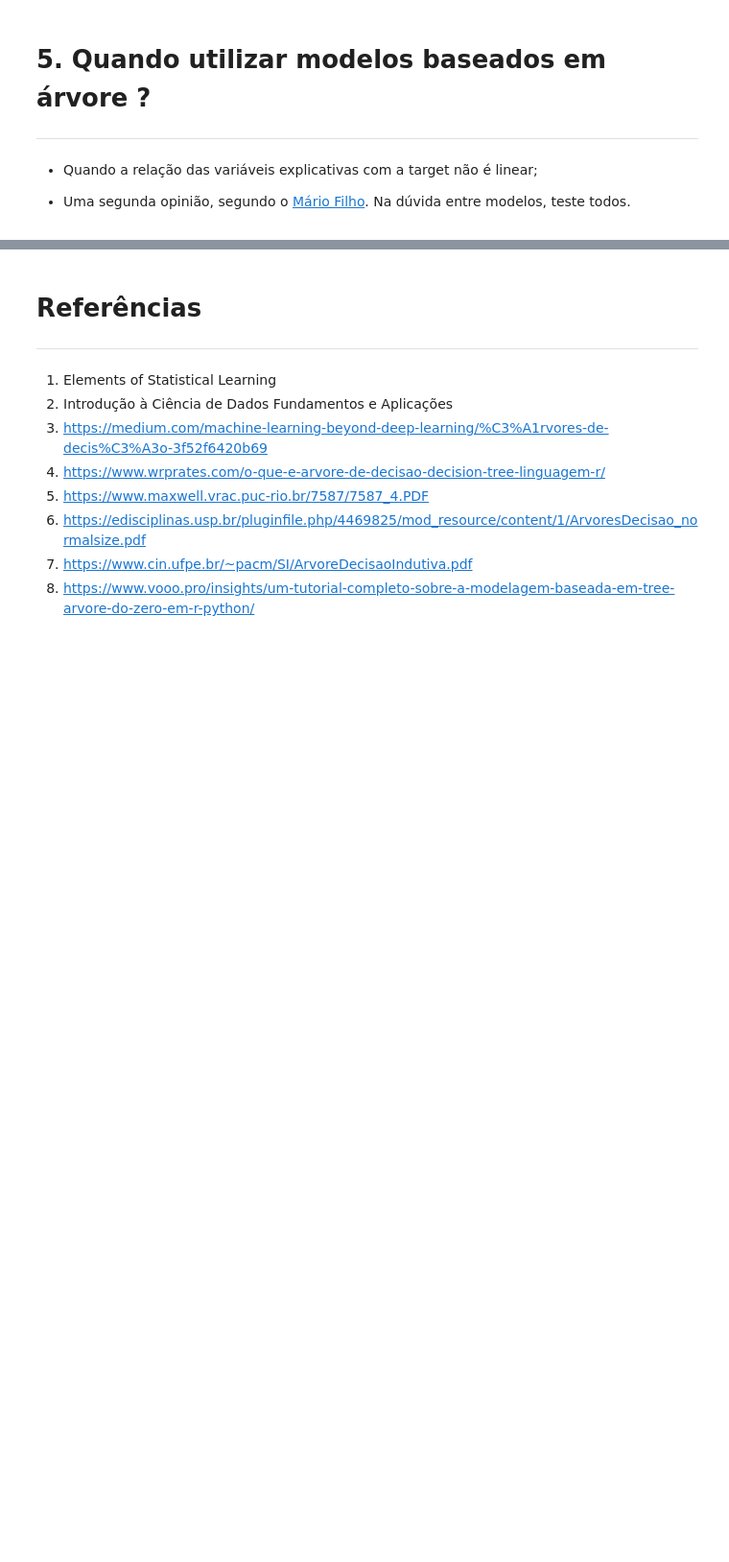
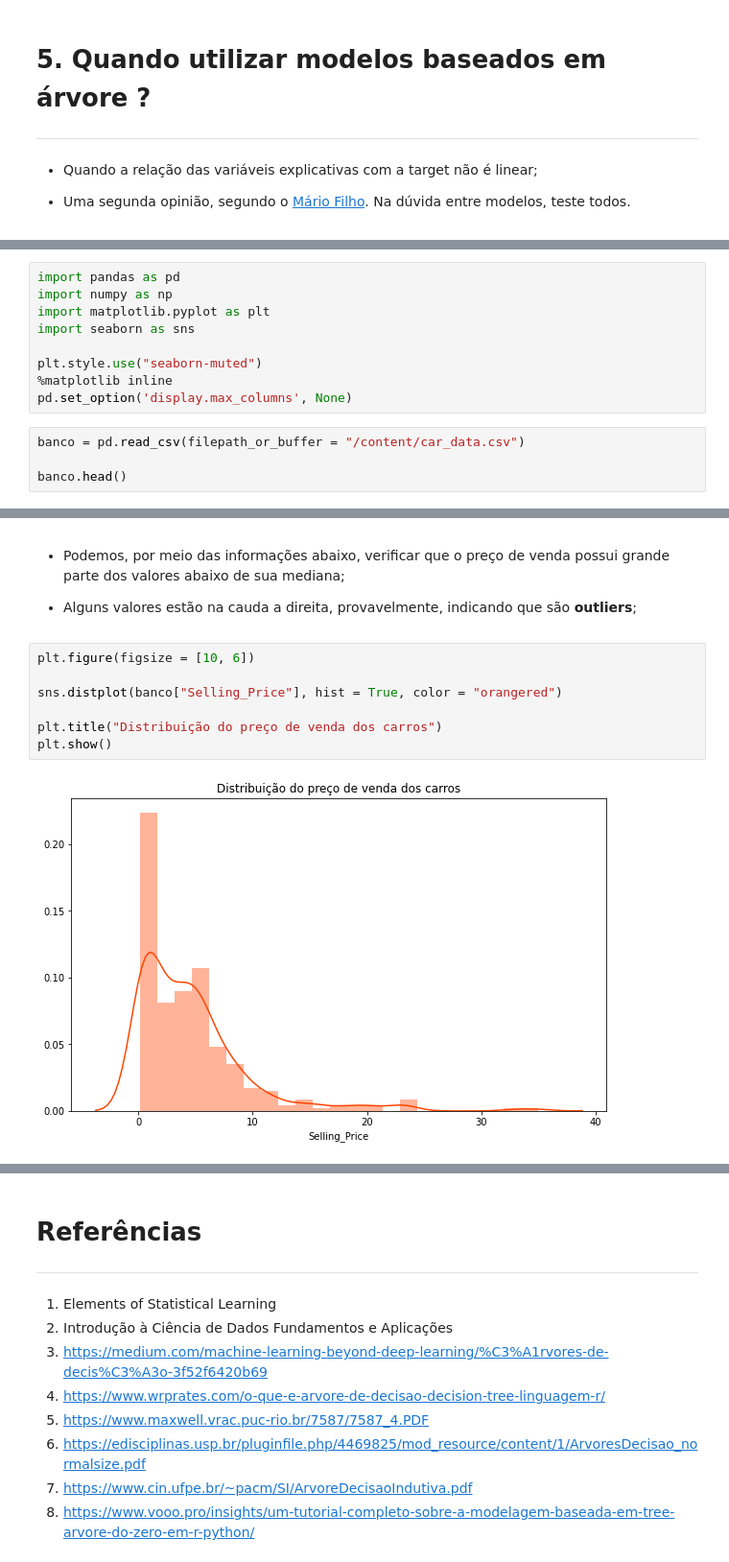
Before and after one commit to barbosarafael/Anotacoes, a Jupyter notebook: ML_Modelos/Arvore_de_decisao/arvore_de_decisao.ipynb, the cells around one changed output, grey strips where cells are left out. Shown: that part at 96% size. Cells and saved outputs as stored; diff of their text form; blank space fills up the shorter version.

```diff
--- a/ML_Modelos/Arvore_de_decisao/arvore_de_decisao.ipynb
+++ b/ML_Modelos/Arvore_de_decisao/arvore_de_decisao.ipynb
@@ -239,0 +269,13 @@ a partir de 2 observações já pode dividir em um nó;
+# %%
+import pandas as pd
+import numpy as np
+import matplotlib.pyplot as plt
+import seaborn as sns
+
+plt.style.use("seaborn-muted")
+%matplotlib inline
+pd.set_option('display.max_columns', None)
+# %%
+banco = pd.read_csv(filepath_or_buffer = "/content/car_data.csv")
+
+banco.head()
@@ -239,0 +289,13 @@ a partir de 2 observações já pode dividir em um nó;
+# %% [markdown]
+- Podemos, por meio das informações abaixo, verificar que o preço de venda possui grande parte dos valores abaixo de sua mediana;
+
+- Alguns valores estão na cauda a direita, provavelmente, indicando que são **outliers**;
+# %%
+plt.figure(figsize = [10, 6])
+
+sns.distplot(banco["Selling_Price"], hist = True, color = "orangered")
+
+plt.title("Distribuição do preço de venda dos carros")
+plt.show()
+# %% [output]
+[figure, added]
```
Also changed, not shown: parts of 16 cells of this notebook.
